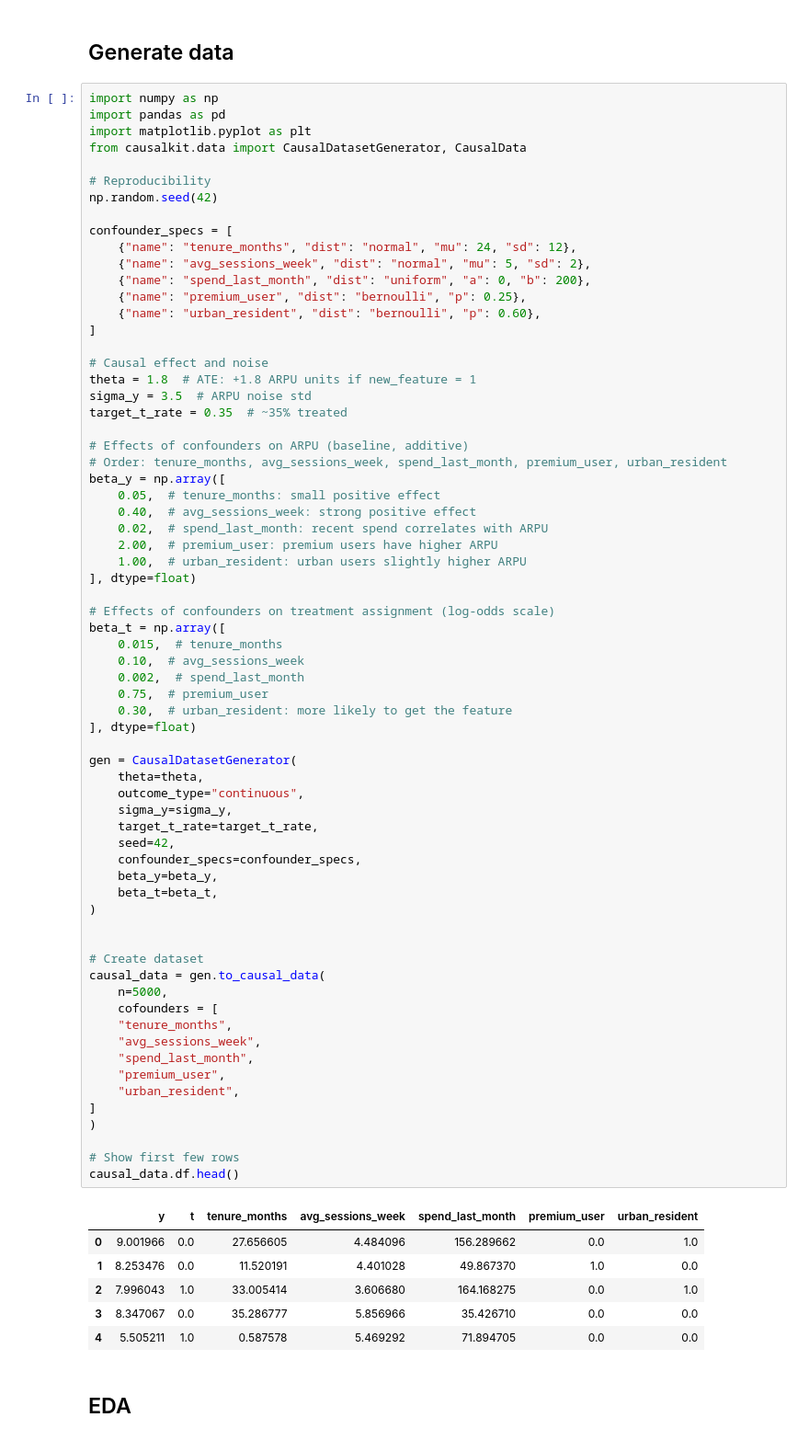
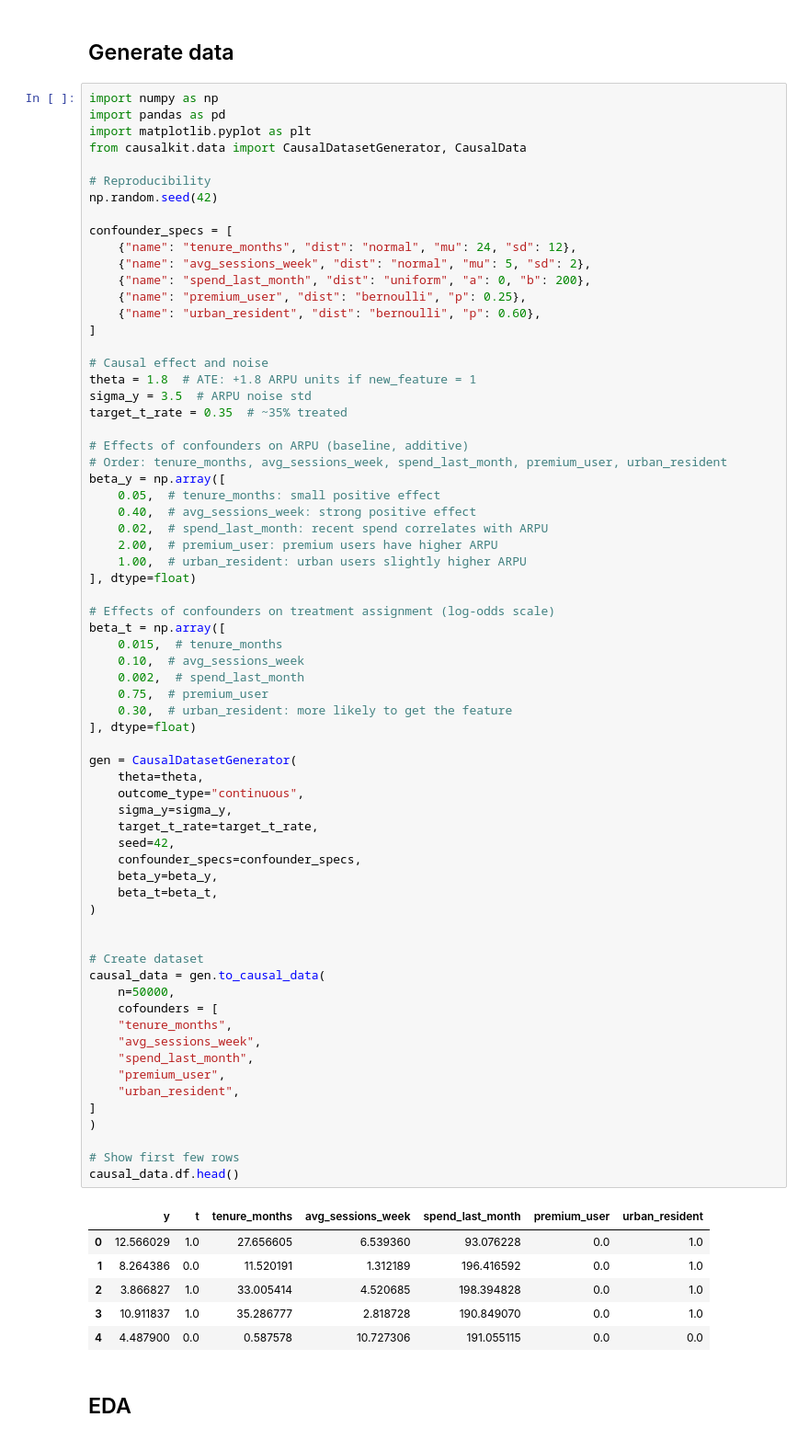
Before and after one commit to IoannMartynov/CausalKit, a Jupyter notebook: docs/examples/scenario_1.ipynb, the cells around one changed output. Shown: that part at 92% size. Cells and saved outputs as stored; diff of their text form.

```diff
--- a/docs/examples/scenario_1.ipynb
+++ b/docs/examples/scenario_1.ipynb
@@ -47,39 +47,39 @@ beta_t = np.array([
     0.30,  # urban_resident: more likely to get the feature
 ], dtype=float)
 
 gen = CausalDatasetGenerator(
     theta=theta,
     outcome_type="continuous",
     sigma_y=sigma_y,
     target_t_rate=target_t_rate,
     seed=42,
     confounder_specs=confounder_specs,
     beta_y=beta_y,
     beta_t=beta_t,
 )
 
 
 # Create dataset
 causal_data = gen.to_causal_data(
-    n=5000,
+    n=50000,
     cofounders = [
     "tenure_months",
     "avg_sessions_week",
     "spend_last_month",
     "premium_user",
     "urban_resident",
 ]
 )
 
 # Show first few rows
 causal_data.df.head()
 # %% [output]
 |  | y | t | tenure_months | avg_sessions_week | spend_last_month | premium_user | urban_resident |
-| 0 | 9.001966 | 0.0 | 27.656605 | 4.484096 | 156.289662 | 0.0 | 1.0 |
-| 1 | 8.253476 | 0.0 | 11.520191 | 4.401028 | 49.867370 | 1.0 | 0.0 |
-| 2 | 7.996043 | 1.0 | 33.005414 | 3.606680 | 164.168275 | 0.0 | 1.0 |
-| 3 | 8.347067 | 0.0 | 35.286777 | 5.856966 | 35.426710 | 0.0 | 0.0 |
-| 4 | 5.505211 | 1.0 | 0.587578 | 5.469292 | 71.894705 | 0.0 | 0.0 |
+| 0 | 12.566029 | 1.0 | 27.656605 | 6.539360 | 93.076228 | 0.0 | 1.0 |
+| 1 | 8.264386 | 0.0 | 11.520191 | 1.312189 | 196.416592 | 0.0 | 1.0 |
+| 2 | 3.866827 | 1.0 | 33.005414 | 4.520685 | 198.394828 | 0.0 | 1.0 |
+| 3 | 10.911837 | 1.0 | 35.286777 | 2.818728 | 190.849070 | 0.0 | 1.0 |
+| 4 | 4.487900 | 0.0 | 0.587578 | 10.727306 | 191.055115 | 0.0 | 0.0 |
 # %% [markdown]
 ## EDA
 # %%
```
Also changed, not shown: parts of 23 cells of this notebook, 2 other files.
